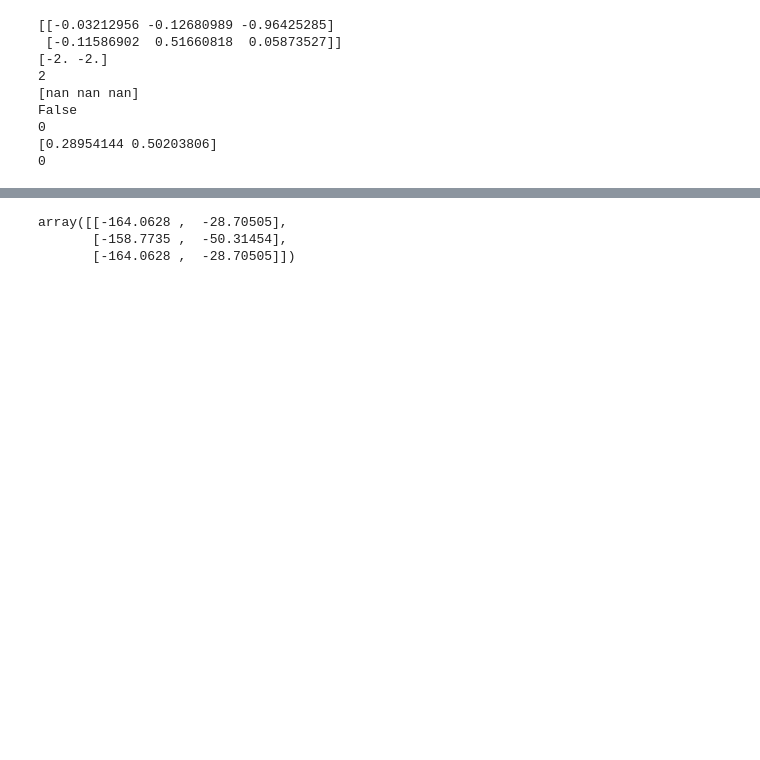
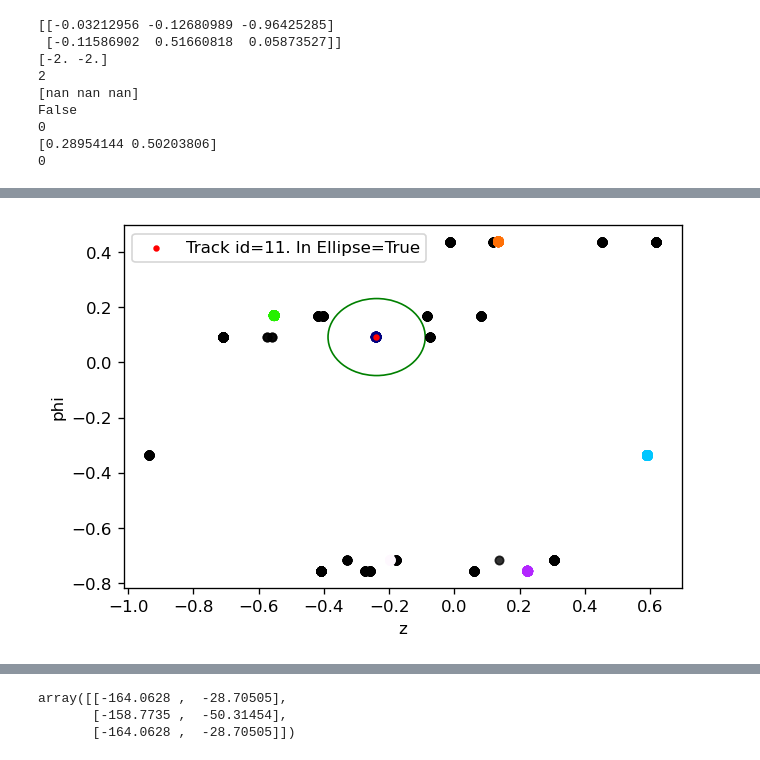
Before and after one commit to t3hseus/ariadne, a Jupyter notebook: notebooks/tracknet_eval.ipynb, the cells around one changed output, grey strips where cells are left out. Drawn from its saved outputs; the diff is of its cells as text; code cells hidden in the pictures; blank space fills up the shorter version.

Commit message:
tracknet faiss validation

```diff
--- a/notebooks/tracknet_eval.ipynb
+++ b/notebooks/tracknet_eval.ipynb
@@ -289,0 +403,19 @@ visual_predict(seeds, target, pred)
+# %%
+dist, idx = faiss_seeds_for_class(seeds, target, pred)
+selected_pnts = target.iloc[idx.T[0]]
+
+ellipse_x = pred[:,1,0]
+ellipse_y = pred[:,1,1]
+ellipse_dist_w = pred[:,1,2]
+ellipse_dist_h = pred[:,1,3]
+
+pnts_x = selected_pnts[['z']].values.T[0]
+pnts_y = selected_pnts[['phi']].values.T[0]
+# %%
+def in_ellipse_check(pnts_x, ellipse_x, ellipse_dist_w, pnts_y, ellipse_y, ellipse_dist_h):
+    return (np.square(pnts_x - ellipse_x) / np.square(ellipse_dist_w) + np.square(pnts_y - ellipse_y) / np.square(ellipse_dist_h)) <= 1
+
+in_ellipse = in_ellipse_check(pnts_x, ellipse_x, ellipse_dist_w, pnts_y, ellipse_y, ellipse_dist_h)
+# %%
+i = 4
+ellipse_x[i], ellipse_y[i], ellipse_dist_w[i], ellipse_dist_h[i], pnts_x[i], pnts_y[i]
@@ -313,0 +446,51 @@ events_to_analyze[events_to_analyze.event == 0]
+# %%
+def visualize_preds(point_id, idx, seeds, pred, selected_pnts, ax=None):
+
+    if ax is None:
+        fig = plt.figure(figsize=(6,4), dpi=120)
+        ax = fig.add_subplot(111)
+
+    ellipse_center_xy = pred[point_id][-1][:2]
+    ellipse_wh = pred[point_id][-1][2:]
+
+    pnt_nearest = selected_pnts.iloc[point_id][['z', 'phi']].values
+    is_in_ellipse = in_ellipse_check(pnt_nearest[0], ellipse_center_xy[0], ellipse_wh[0], pnt_nearest[1], ellipse_center_xy[1], ellipse_wh[1])
+
+    #print(f"Point is in the ellipse: {is_in_ellipse}")
+    #print(ellipse_center_xy, ellipse_wh[0], ellipse_wh[1])
+    p = Ellipse(ellipse_center_xy, ellipse_wh[0] * 2, ellipse_wh[1] * 2, color='g', fill=False)
+    ax.add_patch(p)
+
+    track_id = int(selected_pnts.iloc[point_id].track)
+
+    ax.scatter(pnt_nearest[0], pnt_nearest[1], color='r', s=8, zorder=20, label=f'Track id={track_id}. In Ellipse={is_in_ellipse}')
+
+    colormap = plt.cm.gist_ncar #nipy_spectral, Set1,Paired
+    colors = [colormap(i) for i in np.linspace(0, 1, selected_pnts.track.nunique())]
+    colors_tracks = { selected_pnts.track.unique()[idx]: col for idx, col in enumerate(colors)}
+    colors_tracks[-1] = (0.0, 0.0, 0.000, 0.1)
+
+
+    true_points = selected_pnts[selected_pnts.track != -1]
+    false_points = selected_pnts[selected_pnts.track == -1]
+
+    true_colors = [colors_tracks[c] for c in true_points.track.values]
+
+    fake_color = (0.0, 0.0, 0.0, 0.8)
+
+    ax.scatter(true_points[['z']].values, true_points[['phi']].values, s=30, zorder=10, color=true_colors)
+    ax.scatter(false_points[['z']].values, false_points[['phi']].values, s=25, zorder=5, color=fake_color)
+
+    #selected_pnts = selected_pnts[selected_pnts.track != track_id]
+    #colors = [col]
+    #ax.scatter(selected_pnts[['z']].values, selected_pnts[['phi']].values, s=30, zorder=5)
+
+    ax.set_xlabel('z')
+    ax.set_ylabel('phi')
+    ax.autoscale_view()
+    ax.legend()
+    #plt.show()
+
+visualize_preds(0, idx, seeds, pred, selected_pnts)
+# %% [output]
+[figure, added]
```
Also changed, not shown: parts of 18 cells of this notebook.
